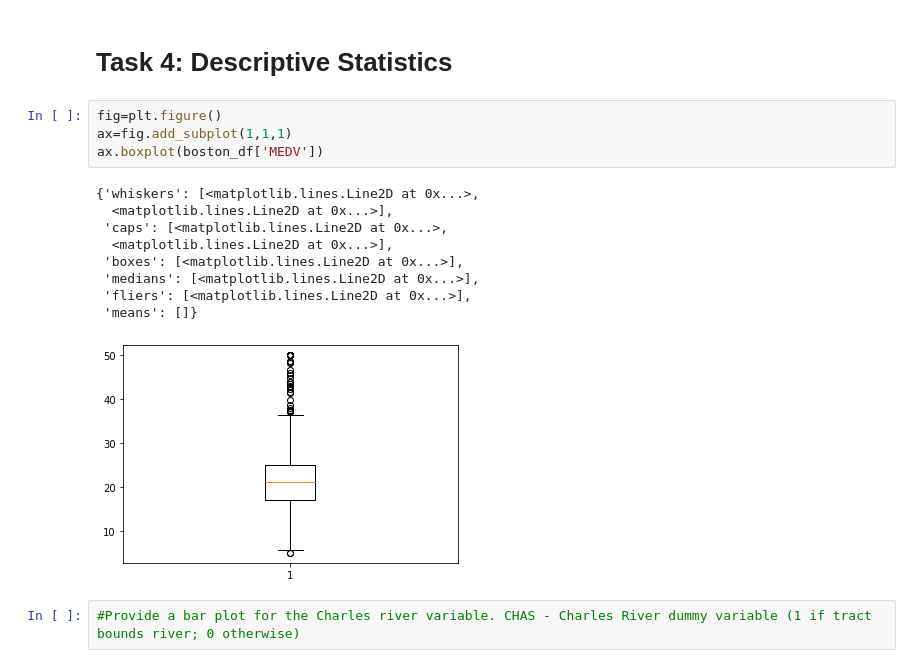
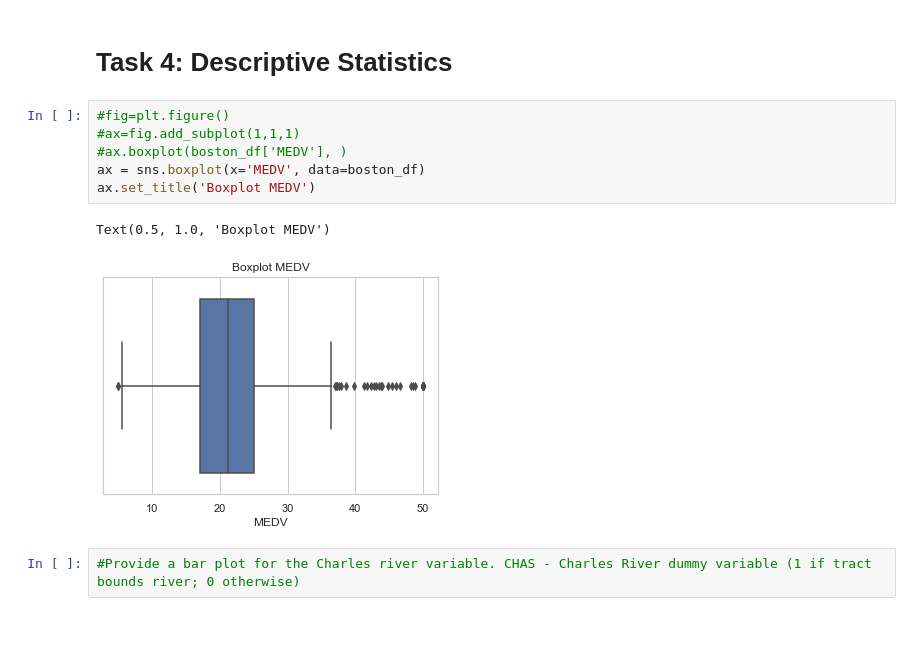
Before and after one commit to calizaT/stat4ds, a Jupyter notebook: 7_Project.ipynb, the cells around one changed output. Drawn from its saved outputs; the diff is of its cells as text; blank space fills up the shorter version.

```diff
--- a/7_Project.ipynb
+++ b/7_Project.ipynb
@@ -41,19 +41,14 @@ memory usage: 55.5 KB
 # %% [markdown]
 # Task 4: Descriptive Statistics
 # %%
-fig=plt.figure()
-ax=fig.add_subplot(1,1,1)
-ax.boxplot(boston_df['MEDV'])
+#fig=plt.figure()
+#ax=fig.add_subplot(1,1,1)
+#ax.boxplot(boston_df['MEDV'], )
+ax = sns.boxplot(x='MEDV', data=boston_df)
+ax.set_title('Boxplot MEDV')
 # %% [output]
-{'whiskers': [<matplotlib.lines.Line2D at 0x...>,
-  <matplotlib.lines.Line2D at 0x...>],
- 'caps': [<matplotlib.lines.Line2D at 0x...>,
-  <matplotlib.lines.Line2D at 0x...>],
- 'boxes': [<matplotlib.lines.Line2D at 0x...>],
- 'medians': [<matplotlib.lines.Line2D at 0x...>],
- 'fliers': [<matplotlib.lines.Line2D at 0x...>],
- 'means': []}
+Text(0.5, 1.0, 'Boxplot MEDV')
-[figure, old version]
+[figure, new version]
 # %%
 #Provide a bar plot for the Charles river variable. CHAS - Charles River dummy variable (1 if tract bounds river; 0 otherwise)
 # %%
```
Also changed, not shown: parts of 5 cells of this notebook.
